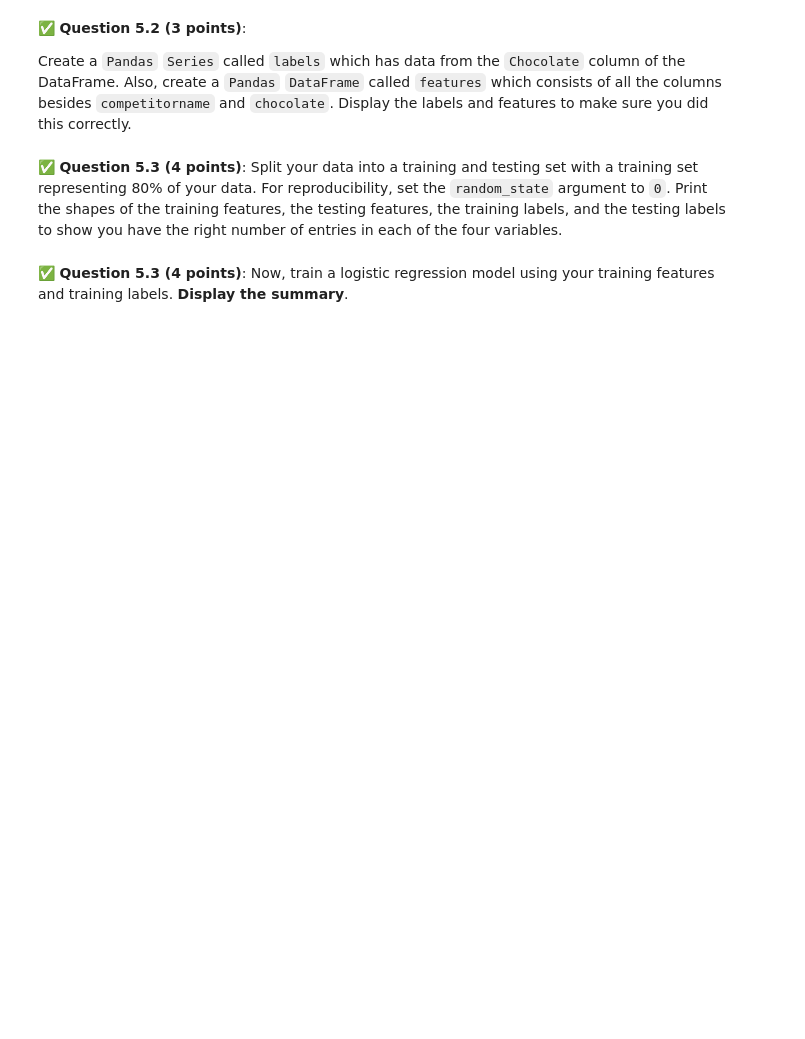
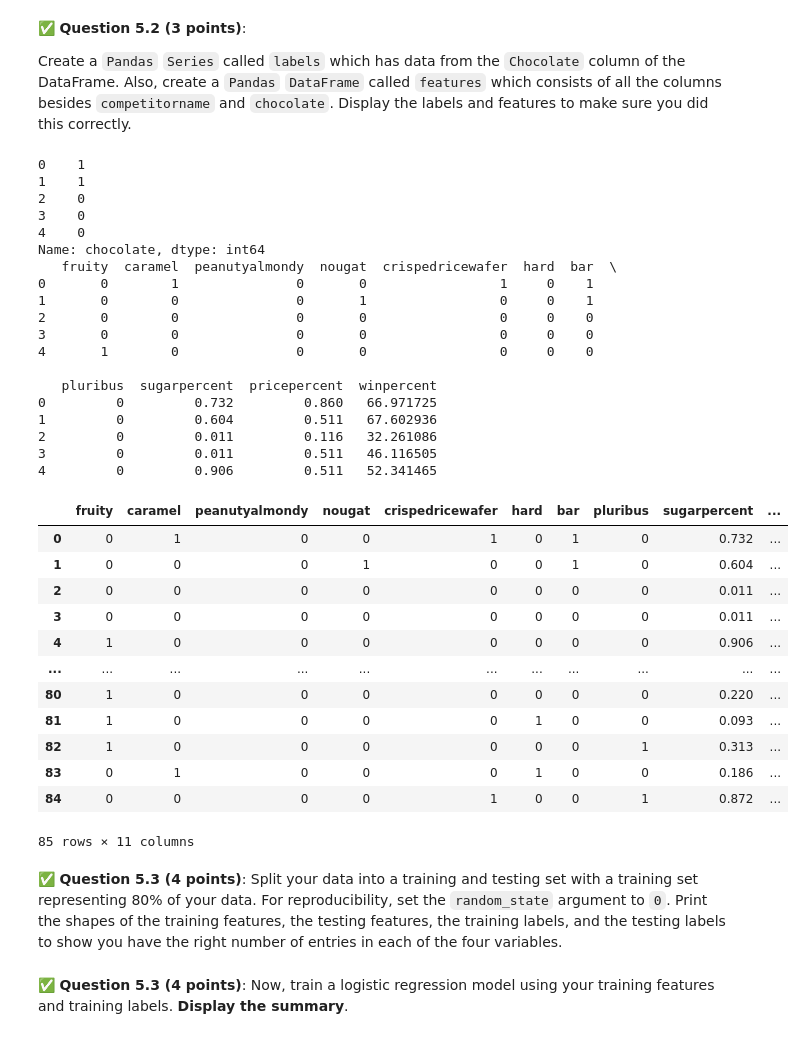
Before and after one commit to RyanGroneck/CMSE202-f25-turnin, a Jupyter notebook: hw-03/HW-03_Regression-S25-STUDENT.ipynb, the cells around one changed output. Saved outputs shown, nothing was run; the diff lists cells and outputs as text; code cells hidden in the pictures; blank space fills up the shorter version.

```diff
--- a/hw-03/HW-03_Regression-S25-STUDENT.ipynb
+++ b/hw-03/HW-03_Regression-S25-STUDENT.ipynb
@@ -436,0 +435,5 @@ In this part, we'd like to use logistic regression to classify whether a candy h
+# %%
+# Put your code here
+#!curl -O https://raw.githubusercontent.com/gambre11/CMSE202/refs/heads/main/candy-data.csv
+candy_df = pd.read_csv('candy-data.csv')
+candy_df
@@ -443,2 +458,44 @@ Create a `Pandas` `Series` called `labels` which has data from the `Chocolate` c
+# %%
+# Put your code here.
+
+labels = pd.Series(candy_df['chocolate'])
+print(labels.head())
+
+features = candy_df.drop(['competitorname', 'chocolate'], axis = 1)
+print(features.head())
+features
+# %% [output]
+0    1
+1    1
+2    0
+3    0
+4    0
+Name: chocolate, dtype: int64
+   fruity  caramel  peanutyalmondy  nougat  crispedricewafer  hard  bar  \
+0       0        1               0       0                 1     0    1
+1       0        0               0       1                 0     0    1
+2       0        0               0       0                 0     0    0
+3       0        0               0       0                 0     0    0
+4       1        0               0       0                 0     0    0
+
+   pluribus  sugarpercent  pricepercent  winpercent
+0         0         0.732         0.860   66.971725
+1         0         0.604         0.511   67.602936
+2         0         0.011         0.116   32.261086
+3         0         0.011         0.511   46.116505
+4         0         0.906         0.511   52.341465
+|  | fruity | caramel | peanutyalmondy | nougat | crispedricewafer | hard | bar | pluribus | sugarpercent | ... |
+| 0 | 0 | 1 | 0 | 0 | 1 | 0 | 1 | 0 | 0.732 | ... |
+| 1 | 0 | 0 | 0 | 1 | 0 | 0 | 1 | 0 | 0.604 | ... |
+| 2 | 0 | 0 | 0 | 0 | 0 | 0 | 0 | 0 | 0.011 | ... |
+| 3 | 0 | 0 | 0 | 0 | 0 | 0 | 0 | 0 | 0.011 | ... |
+| 4 | 1 | 0 | 0 | 0 | 0 | 0 | 0 | 0 | 0.906 | ... |
+| ... | ... | ... | ... | ... | ... | ... | ... | ... | ... | ... |
+| 80 | 1 | 0 | 0 | 0 | 0 | 0 | 0 | 0 | 0.220 | ... |
+| 81 | 1 | 0 | 0 | 0 | 0 | 1 | 0 | 0 | 0.093 | ... |
+| 82 | 1 | 0 | 0 | 0 | 0 | 0 | 0 | 1 | 0.313 | ... |
+| 83 | 0 | 1 | 0 | 0 | 0 | 1 | 0 | 0 | 0.186 | ... |
+| 84 | 0 | 0 | 0 | 0 | 1 | 0 | 0 | 1 | 0.872 | ... |
+85 rows × 11 columns
 # %% [markdown]
 &#9989;  **Question 5.3 (4 points)**: Split your data into a training and testing set with a training set representing 80% of your data. For reproducibility, set the `random_state` argument to `0`. Print the shapes of the training features, the testing features, the training labels, and the testing labels to show you have the right number of entries in each of the four variables.
```
Also changed, not shown: parts of 10 cells of this notebook, 1 other file.
